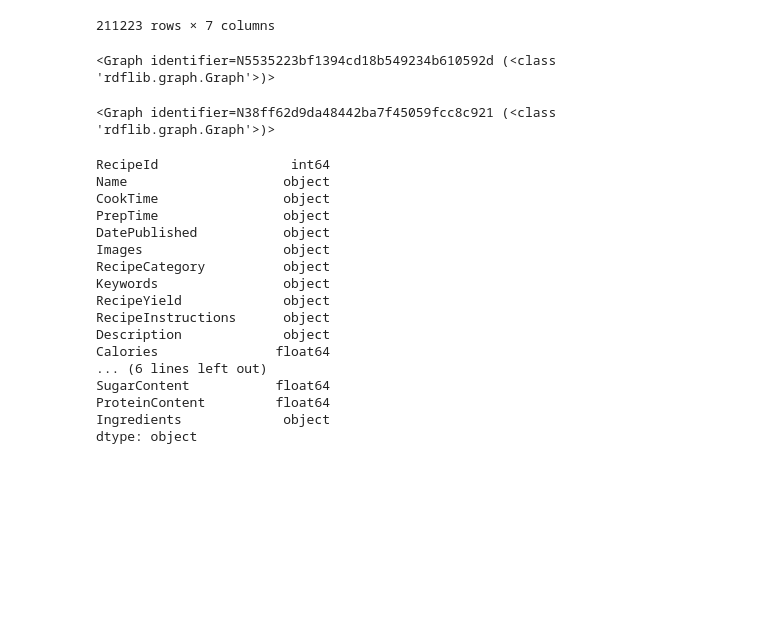
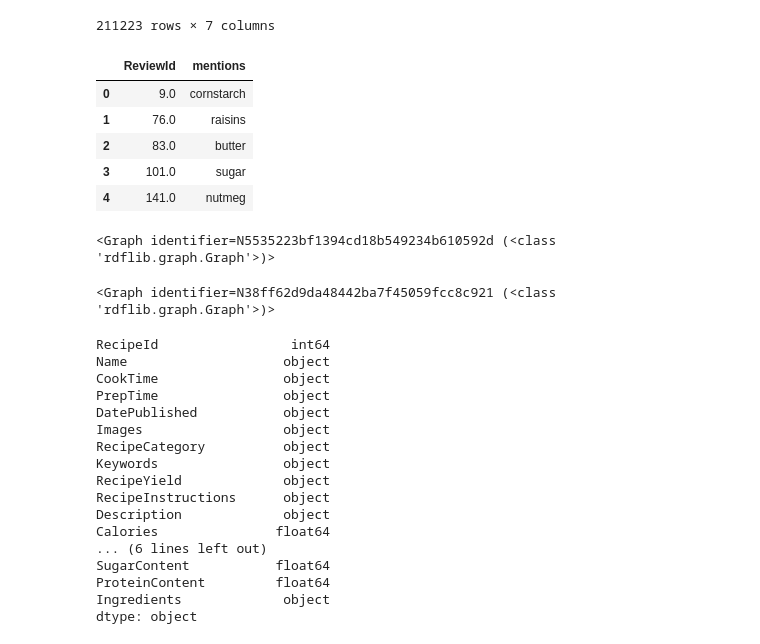
Before and after one commit to CantLooseToAMoose/KG_AG_1_Group_6, a Jupyter notebook: assignment_1_vocab.ipynb, the cells around one changed output. Cells and saved outputs as stored; diff of their text form; code cells hidden in the pictures; blank space fills up the shorter version.

Commit message:
added review mentioning

```diff
--- a/assignment_1_vocab.ipynb
+++ b/assignment_1_vocab.ipynb
@@ -319,6 +331,16 @@ reviews
 | 317096 | 407331 | 91405 | 29782 | Marsha D. | "We (all our friends | 2007-04-29T04:12:46Z | 2007-04-29T04:12:46Z |
 | 317097 | 407332 | 163229 | 29782 | Marsha D. | "Absolutely delicious!! This was ... | 2007-04-29T04:24:47Z | 2007-04-29T04:24:47Z |
 211223 rows × 7 columns
+# %%
+df_review_mentions = pd.read_csv("Review_Mentions.csv")
+df_review_mentions.head()
+# %% [output]
+|  | ReviewId | mentions |
+| 0 | 9.0 | cornstarch |
+| 1 | 76.0 | raisins |
+| 2 | 83.0 | butter |
+| 3 | 101.0 | sugar |
+| 4 | 141.0 | nutmeg |
 # %%
 import rdflib
 from rdflib import Graph, Namespace, URIRef, Literal, RDF, RDFS, OWL
```
Also changed, not shown: parts of 3 cells of this notebook, 5 other files.
